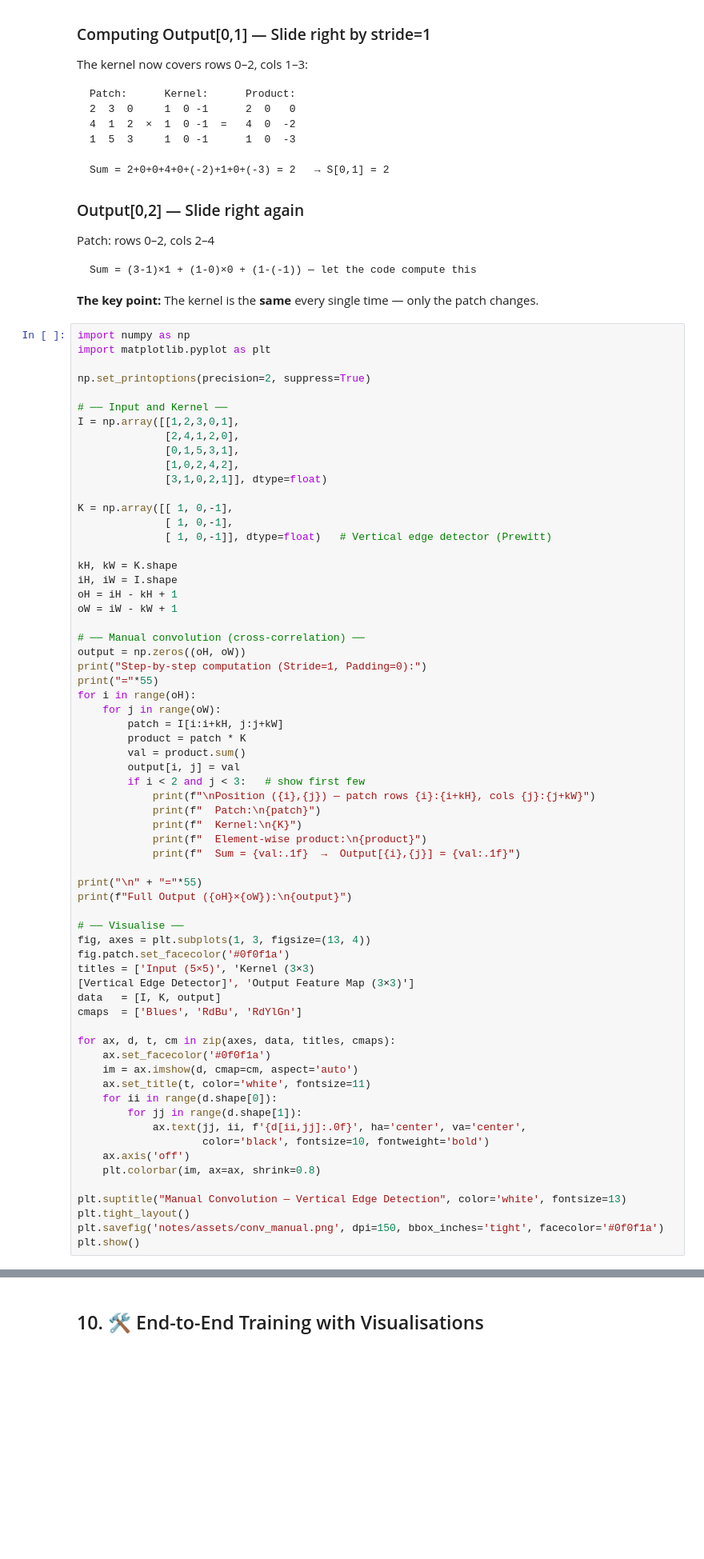
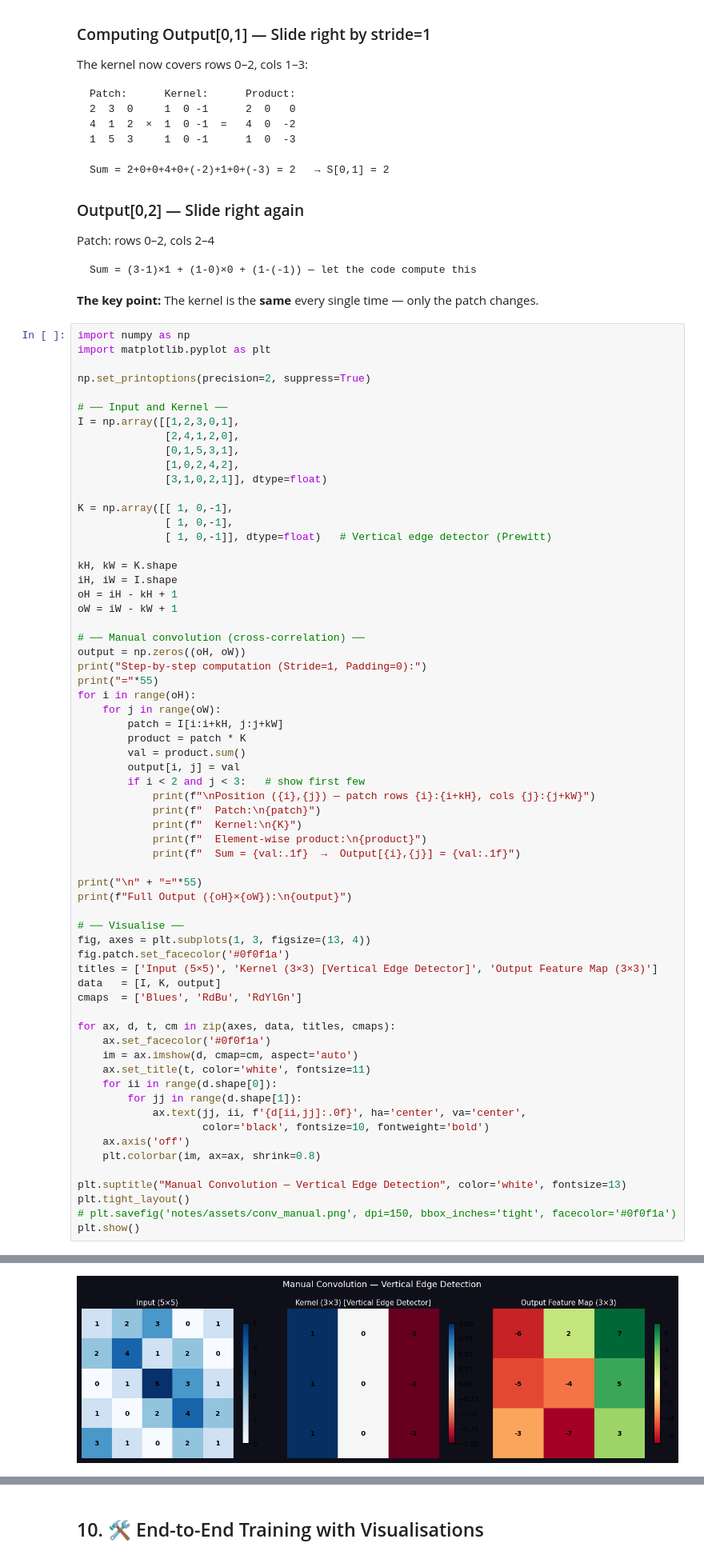
Before and after one commit to Lmalviya/deeplearning, a Jupyter notebook: notes/07_cnn_complete.ipynb, the cells around one changed output, grey strips where cells are left out. Shown at 80% size. Cells and saved outputs as stored; diff of their text form; blank space fills up the shorter version.

```diff
--- a/notes/07_cnn_complete.ipynb
+++ b/notes/07_cnn_complete.ipynb
@@ -177,8 +182,7 @@ print(f"Full Output ({oH}×{oW}):\n{output}")
 # ── Visualise ──
 fig, axes = plt.subplots(1, 3, figsize=(13, 4))
 fig.patch.set_facecolor('#0f0f1a')
-titles = ['Input (5×5)', 'Kernel (3×3)
-[Vertical Edge Detector]', 'Output Feature Map (3×3)']
+titles = ['Input (5×5)', 'Kernel (3×3) [Vertical Edge Detector]', 'Output Feature Map (3×3)']
 data   = [I, K, output]
 cmaps  = ['Blues', 'RdBu', 'RdYlGn']
 
@@ -195,5 +199,6 @@ for ax, d, t, cm in zip(axes, data, titles, cmaps):
 
 plt.suptitle("Manual Convolution — Vertical Edge Detection", color='white', fontsize=13)
 plt.tight_layout()
-plt.savefig('notes/assets/conv_manual.png', dpi=150, bbox_inches='tight', facecolor='#0f0f1a')
+# plt.savefig('notes/assets/conv_manual.png', dpi=150, bbox_inches='tight', facecolor='#0f0f1a')
 plt.show()
+# %% [output]
@@ -200,3 +222,4 @@ plt.show()
+[figure, added]
 # %% [markdown]
 ## 4. 🎨 Kernel Zoo — How Different Kernels Affect an Image
 
```
Also changed, not shown: parts of 24 cells of this notebook, 21 other files.
